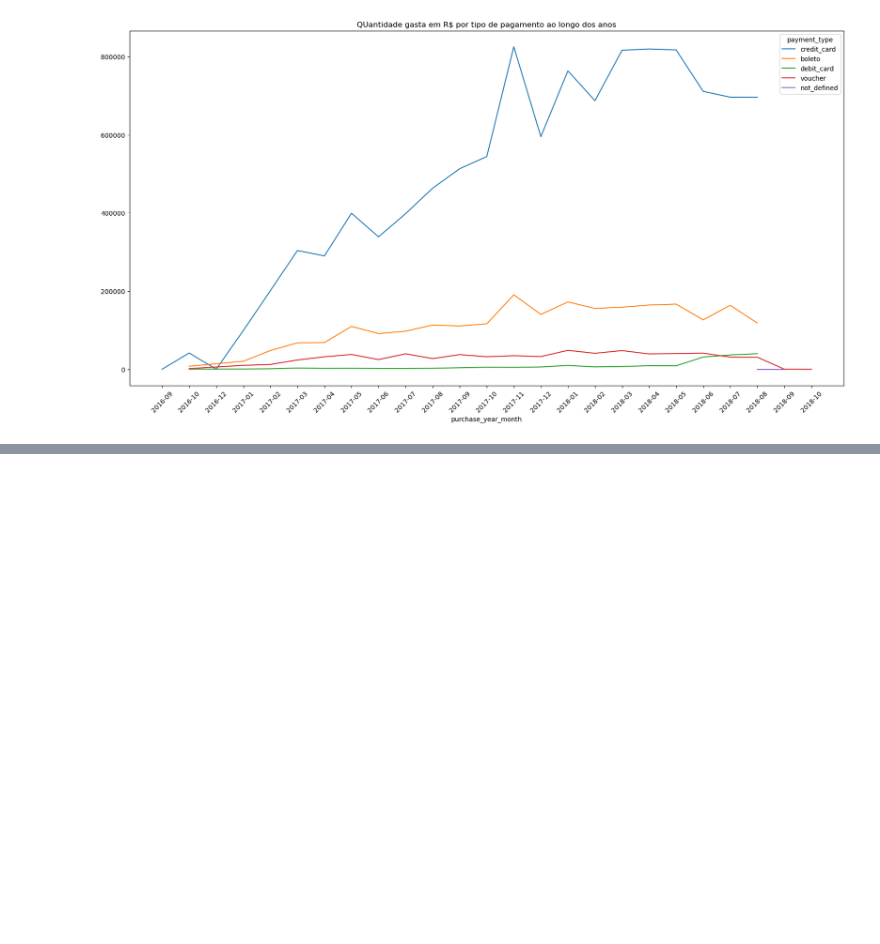
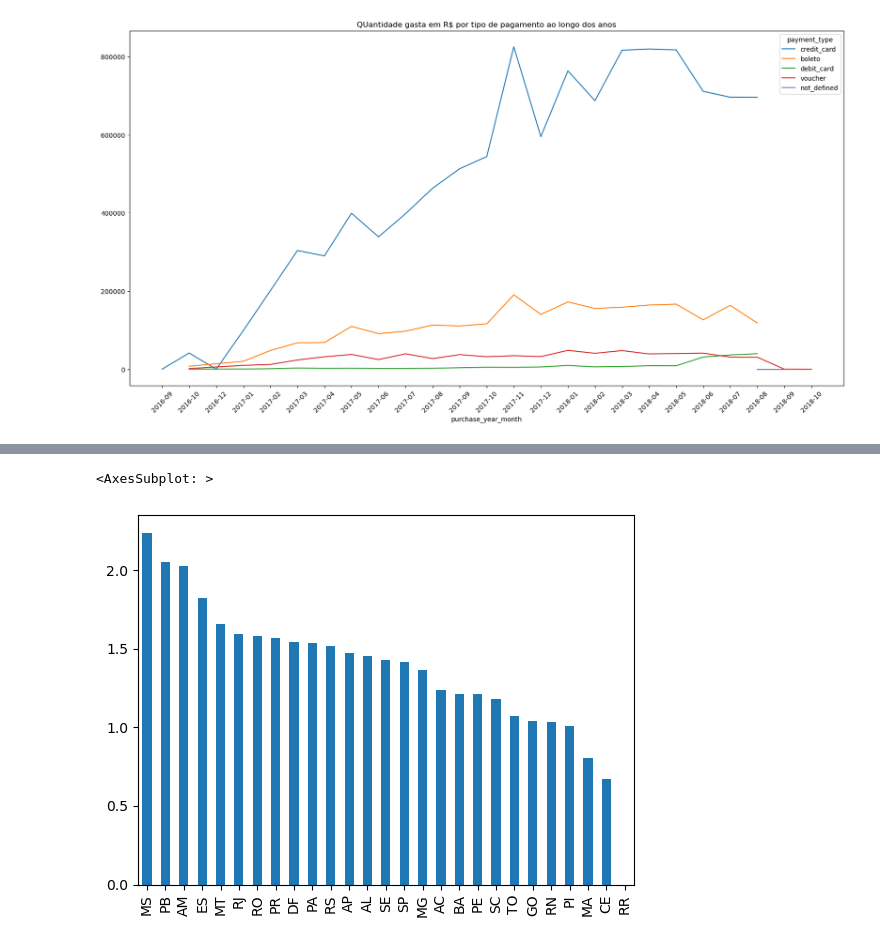
Before and after one commit to danilomiyatake/Brazil-Public-Dataset-Olist, a Jupyter notebook: Brazil Ecommerce.ipynb, the cells around one changed output, grey strips where cells are left out. Saved outputs shown, nothing was run; the diff lists cells and outputs as text; code cells hidden in the pictures; blank space fills up the shorter version.

```diff
--- a/Brazil Ecommerce.ipynb
+++ b/Brazil Ecommerce.ipynb
@@ -500,0 +659,2 @@ plt.show()
+# %%
+df_order_customer['segunda_compra'] = segunda_compra
@@ -500,0 +692,3 @@ plt.show()
+# %%
+segunda_compra_estado = df_order_customer[df_order_customer.segunda_compra == 1].customer_state.value_counts().sort_index()
+segunda_compra_estado
@@ -500,0 +713,3 @@ plt.show()
+# %%
+compra_estado = df_order_customer.customer_state.value_counts().sort_index()
+compra_estado
@@ -500,0 +734,7 @@ plt.show()
+# %%
+porcentagem_retorno = (segunda_compra_estado/compra_estado * 100).sort_values(ascending=False)
+# %%
+porcentagem_retorno.plot(kind='bar')
+# %% [output]
+<AxesSubplot: >
+[figure, added]
```
Also changed, not shown: parts of 22 cells of this notebook, 3 other files.
